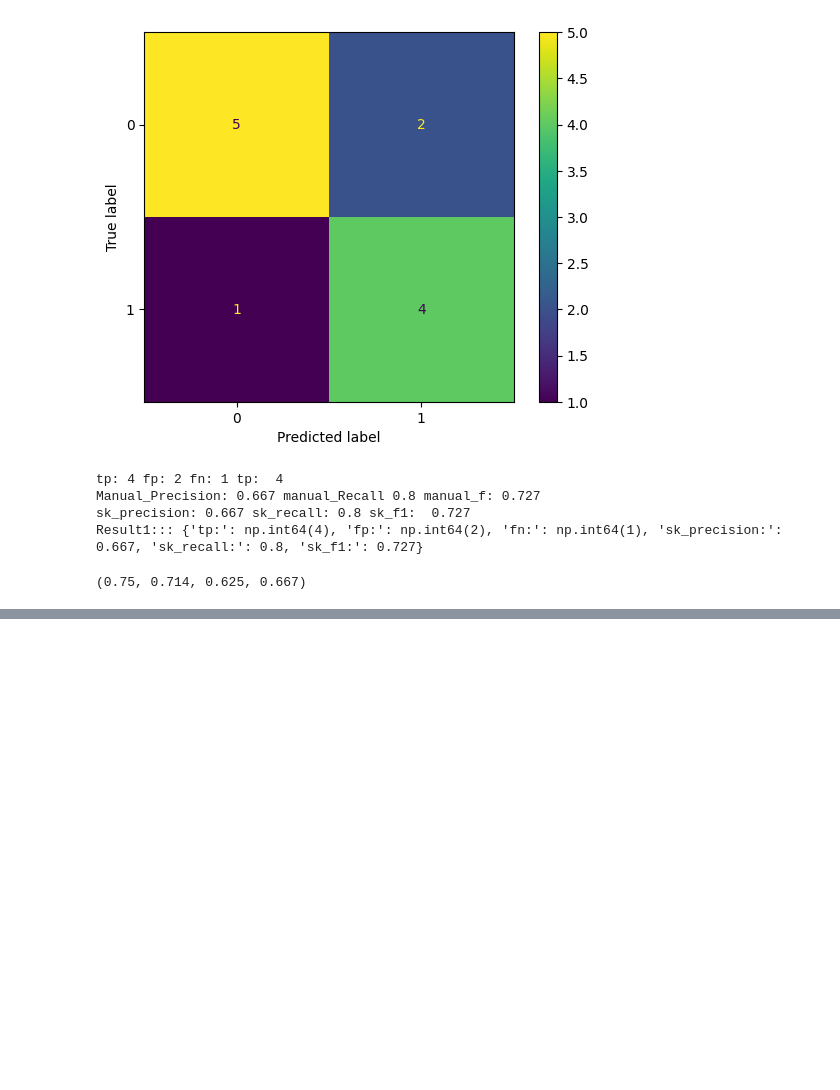
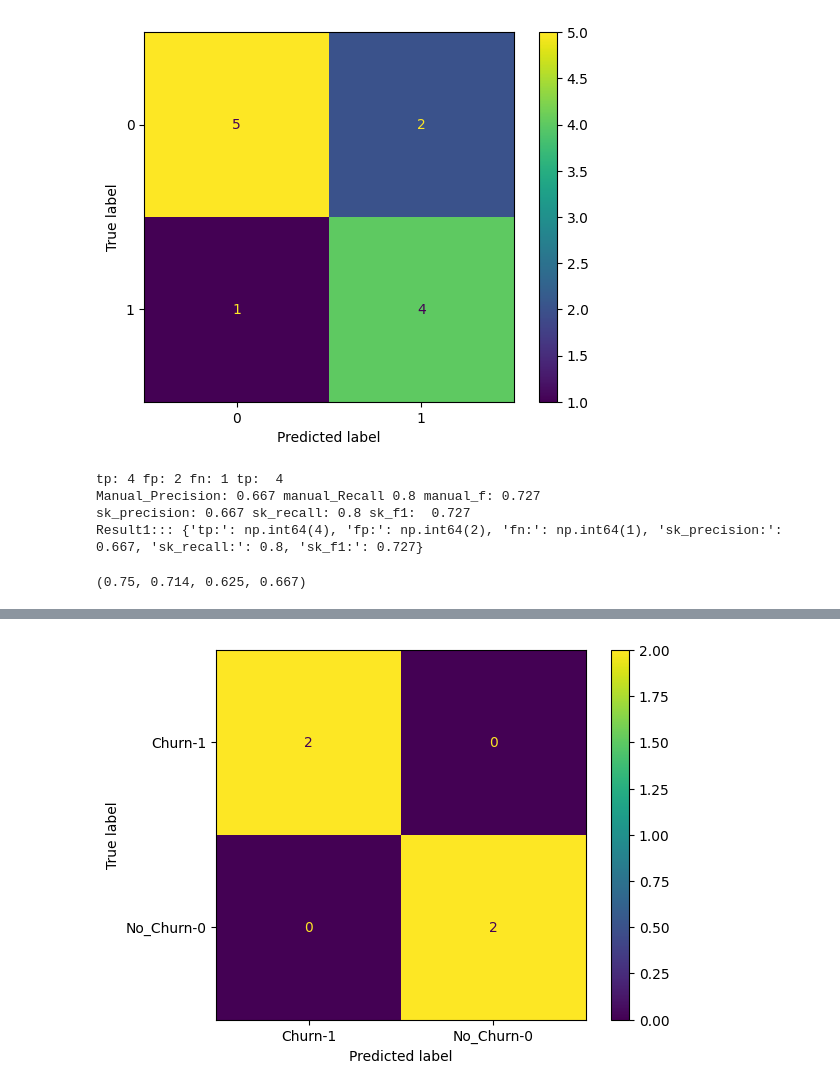
Before and after one commit to sarwathasan72-svg/Masai_IIT_AIML, a Jupyter notebook: Module4.ipynb, the cells around one changed output, grey strips where cells are left out. Drawn from its saved outputs; the diff is of its cells as text; code cells hidden in the pictures; blank space fills up the shorter version.

```diff
--- a/Module4.ipynb
+++ b/Module4.ipynb
@@ -1228,0 +1186,92 @@ hi
+# %%
+#  Supervised Learning Pipeline Refinement - Subjective ADDITIONALLY ADD CONFUSION MATIRX
+
+# A machine-learning engineer must deliver a small churn-classification proof of concept. Build the three-step refined pipeline that scales nine inputs, selects the top three with ANOVA F-values, trains a decision tree, and predicts the four test rows below. Your program must print the prediction list.
+
+# Use StandardScaler, SelectKBest(f_classif, k=3), Pipeline, and DecisionTreeClassifier in that order.
+# Treat the first three values in every row as tenure_months, monthly_charges, and contract_month_to_month; treat the remaining six values as noise_0 through noise_5.
+# Fit only with X_train and y_train, then call predict(X_test) so scaling uses training-data statistics.
+# Print the predictions as a Python list in test-row order.
+
+# Inlined Sample Data & Inputs:
+
+# The rows are ordered as tenure_months, monthly_charges, contract_month_to_month, noise_0, noise_1, noise_2, noise_3, noise_4, noise_5. The churn label uses 1 for churn and 0 for no churn.
+
+
+from sklearn.preprocessing import StandardScaler
+from sklearn.feature_selection import SelectKBest, f_classif
+from sklearn.pipeline import Pipeline
+from sklearn.tree import DecisionTreeClassifier
+from sklearn.metrics import confusion_matrix, ConfusionMatrixDisplay
+import matplotlib.pyplot as plt
+
+
+print("Supervised Learning Pipeline Refinement - Subjective")
+
+X_train = [
+    [60, 20, 0, 15, 74, 31, 88, 42, 95],
+    [55, 25, 1, 72, 19, 84, 36, 91, 27],
+    [50, 30, 0, 44, 67, 12, 80, 23, 58],
+    [45, 35, 1, 89, 28, 63, 17, 76, 49],
+    [5, 115, 1, 33, 92, 47, 61, 14, 85],
+    [10, 110, 0, 78, 21, 96, 39, 54, 18],
+    [15, 100, 1, 26, 83, 52, 69, 7, 73],
+    [20, 90, 0, 64, 11, 75, 30, 98, 41],
+]
+y_train = [0, 0, 0, 0, 1, 1, 1, 1]
+X_test = [
+    [58, 22, 0, 53, 46, 37, 29, 62, 70],
+    [8, 118, 1, 10, 57, 68, 24, 86, 34],
+    [48, 32, 1, 81, 16, 59, 93, 40, 22],
+    [18, 95, 0, 35, 79, 8, 55, 66, 90],
+]
+
+y_test = [0, 1, 0, 1]
+
+
+# Step 1: Declare the scaler, selector, and model steps.
+# TODO: Create the documented three-step Pipeline.
+
+pipeline = Pipeline([
+ ("scaler", StandardScaler()),
+ ("selector", SelectKBest(score_func= f_classif, k=3)),
+ ("classifier", DecisionTreeClassifier(random_state = 42))
+
+])
+
+
+# Step 2: Fit with X_train and y_train.
+# TODO: Fit the pipeline.
+
+pipeline.fit(X_train, y_train)
+
+# Step 3: Predict the labels for X_test.
+# TODO: Print the prediction list.
+
+predict  = pipeline.predict(X_test)
+
+print("predict: " ,predict.tolist())
+
+# Creating Confusion Metrics
+
+cm = confusion_matrix(
+
+    y_test,
+    predict,
+    labels = [1,0]
+  )
+
+tp, fn, fp, tn = cm.ravel()
+
+print(tp,fn,fp,tn)
+
+disp = ConfusionMatrixDisplay(
+    confusion_matrix = cm,
+    display_labels = ["Churn-1", "No_Churn-0"]
+
+)
+
+disp.plot()
+
+plt.show()
+# %% [output]
@@ -1228,0 +1281 @@ hi
+[figure, added]
```
Also changed, not shown: parts of 2 cells of this notebook.
